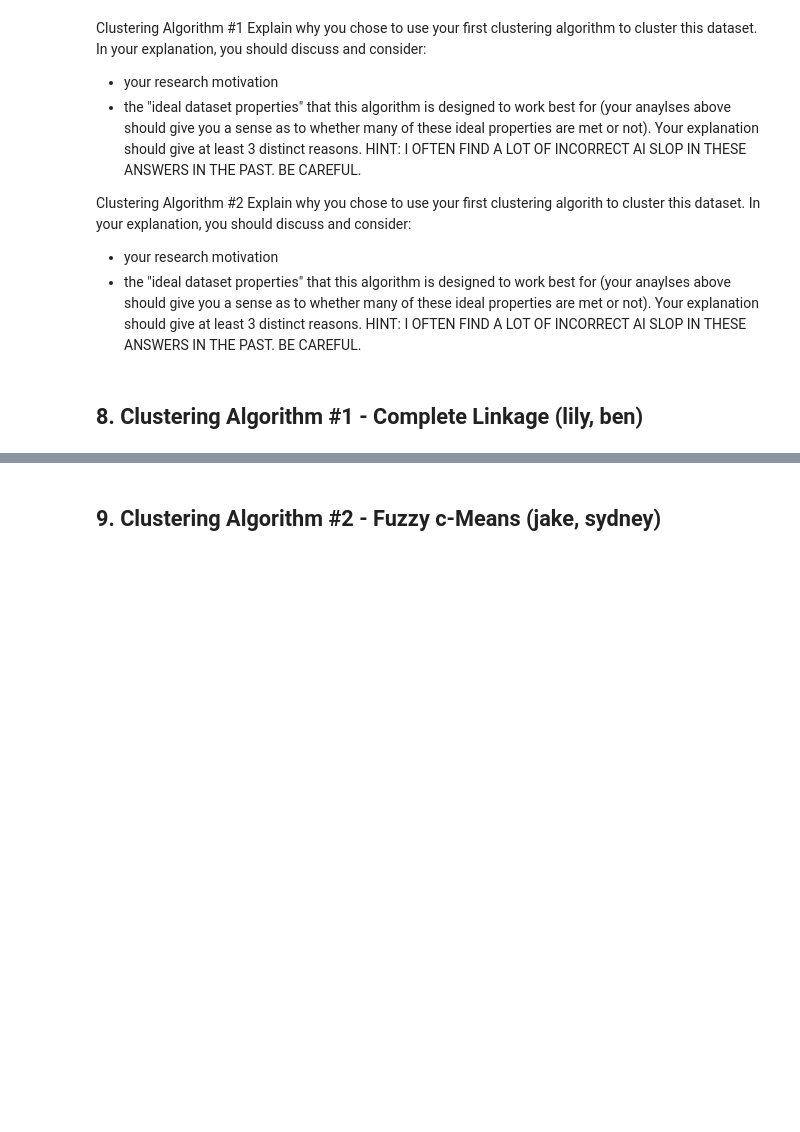
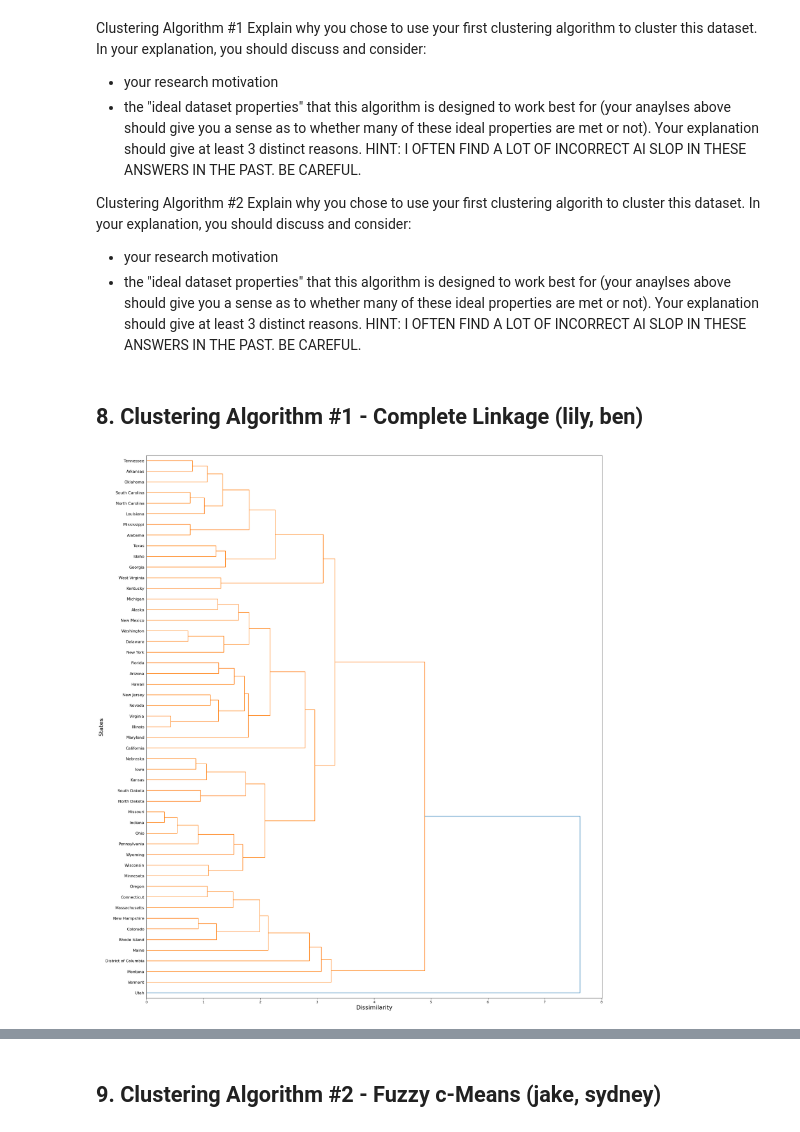
Before and after one commit to BenLeidig/stat437-project, a Jupyter notebook: project_template.ipynb, the cells around one changed output, grey strips where cells are left out. Cells and saved outputs as stored; diff of their text form; code cells hidden in the pictures; blank space fills up the shorter version.

```diff
--- a/project_template.ipynb
+++ b/project_template.ipynb
@@ -281,3 +302,14 @@ HINT: I OFTEN FIND A LOT OF INCORRECT AI SLOP IN THESE ANSWERS IN THE PAST. BE
 CAREFUL.
 # %% [markdown]
 ## 8. Clustering Algorithm #1 - Complete Linkage (lily, ben)
+# %%
+dm = pdist(X_scaled, metric='euclidean')
+Z = linkage(dm, method='average')
+fig, ax = plt.subplots(figsize=(25, 30))
+d = dendrogram(Z, orientation='right', labels=states, ax=ax)
+ax.set_xlabel('Dissimilarity', fontsize=18)
+ax.set_ylabel('States', fontsize=18)
+plt.yticks(fontsize=12)
+plt.show()
+# %% [output]
+[figure, added]
```
Also changed, not shown: parts of 10 cells of this notebook.
